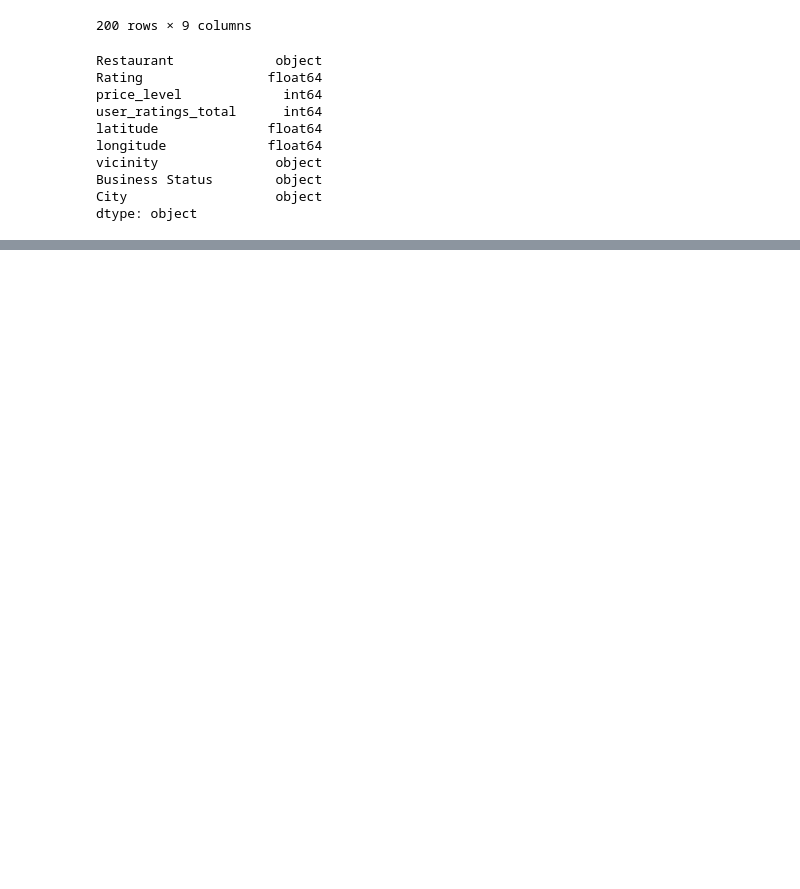
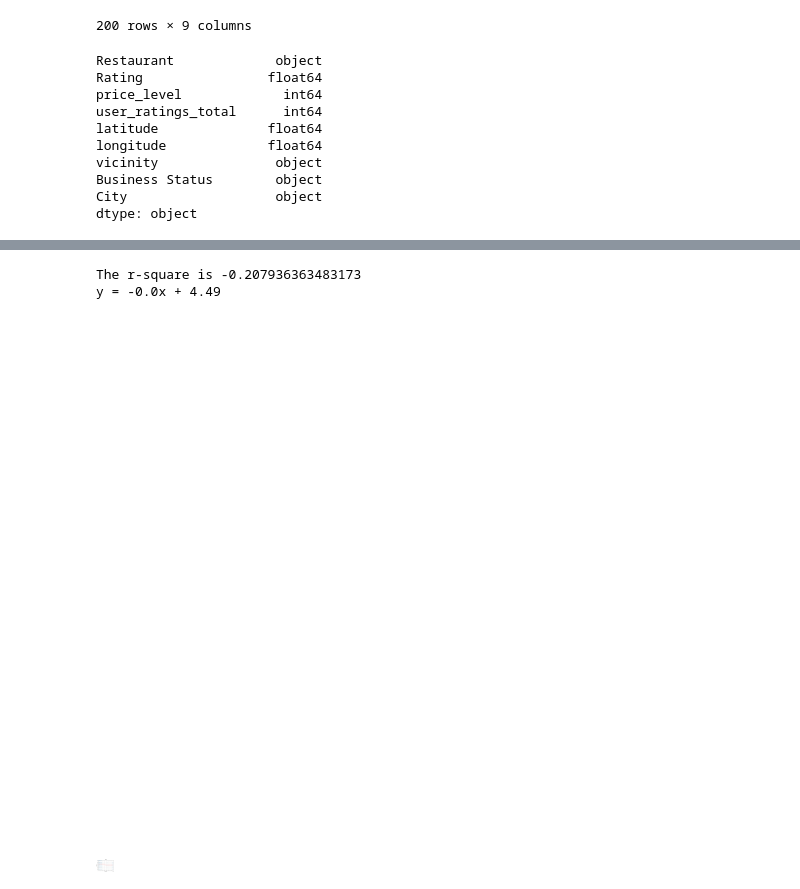
Before and after one commit to mward95/Restaurant_API, a Jupyter notebook: Matthew Ward/Restaurant_sort_df.ipynb, the cells around one changed output, grey strips where cells are left out. Drawn from its saved outputs; the diff is of its cells as text; code cells hidden in the pictures; blank space fills up the shorter version.

```diff
--- a/Matthew Ward/Restaurant_sort_df.ipynb
+++ b/Matthew Ward/Restaurant_sort_df.ipynb
@@ -1588,0 +1677,24 @@ KeyError: "['index'] not found in axis"
+# %%
+
+
+#set the data sets to compare
+x_values = complete_df["Population"]
+y_values = complete_df["Rating"]
+#move the equations to where it can be seen
+# regEQplotX =
+# regEQplotY =
+#label the axis
+x_label = "Population"
+y_label = "Rating"
+#title
+plt.title(f"Name")
+#run the function with all 5 variables
+linearRegression(x_values,y_values,regEQplotX,regEQplotY,y_label)
+
+#save as a png to the figures folder
+# plt.savefig("./figures/", bbox_inches='tight')
+plt.show()
+# %% [output]
+The r-square is -0.207936363483173
+y = -0.0x + 4.49
+[figure, added]
```
Also changed, not shown: parts of 40 cells of this notebook, 2 other files.
